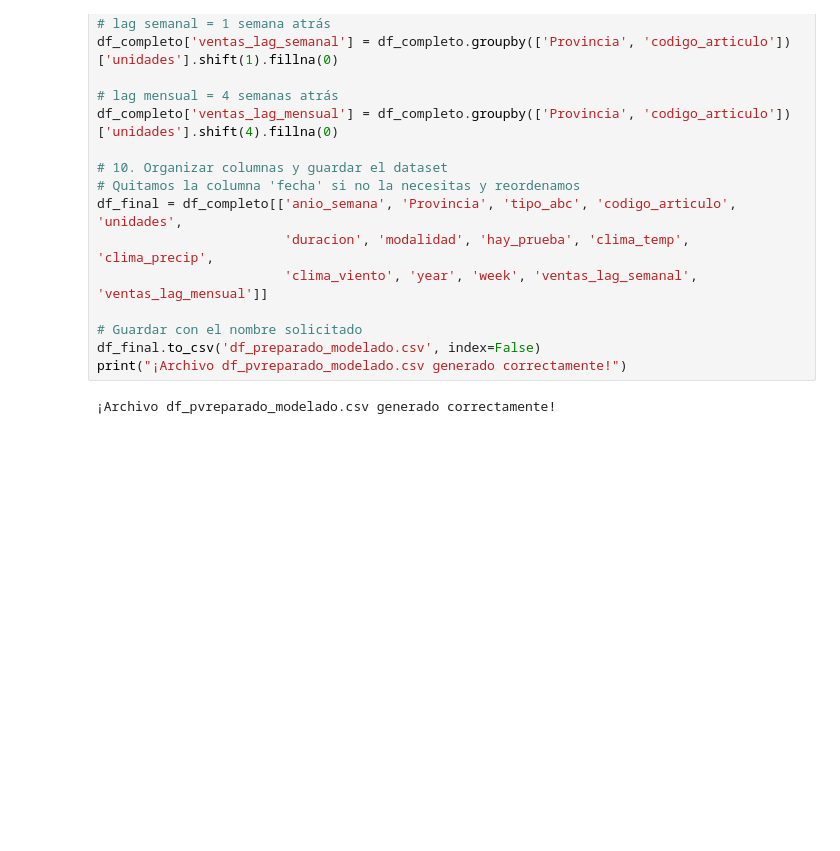
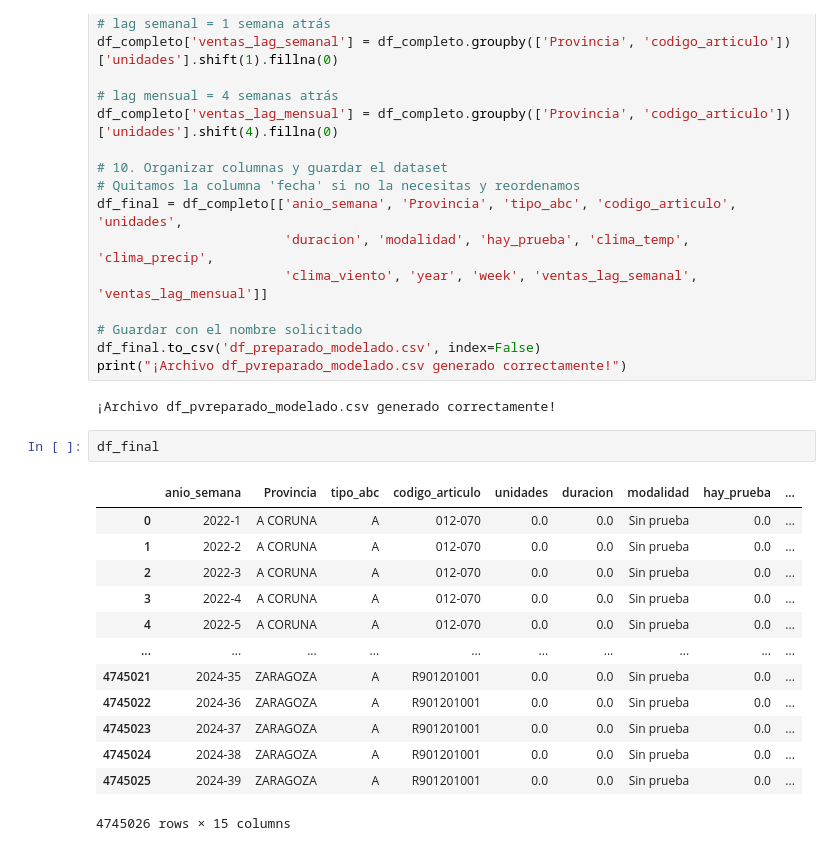
Before and after one commit to gogarci86/Proyecto-CRUZBER-MDA, a Jupyter notebook: Notebooks/03_Datos_para_modelo.ipynb, the cells around one changed output. Cells and saved outputs as stored; diff of their text form; blank space fills up the shorter version.

```diff
--- a/Notebooks/03_Datos_para_modelo.ipynb
+++ b/Notebooks/03_Datos_para_modelo.ipynb
@@ -77,3 +77,19 @@ df_final.to_csv('df_preparado_modelado.csv', index=False)
 print("¡Archivo df_pvreparado_modelado.csv generado correctamente!")
 # %% [output]
 ¡Archivo df_pvreparado_modelado.csv generado correctamente!
+# %%
+df_final
+# %% [output]
+|  | anio_semana | Provincia | tipo_abc | codigo_articulo | unidades | duracion | modalidad | hay_prueba | ... |
+| 0 | 2022-1 | A CORUNA | A | 012-070 | 0.0 | 0.0 | Sin prueba | 0.0 | ... |
+| 1 | 2022-2 | A CORUNA | A | 012-070 | 0.0 | 0.0 | Sin prueba | 0.0 | ... |
+| 2 | 2022-3 | A CORUNA | A | 012-070 | 0.0 | 0.0 | Sin prueba | 0.0 | ... |
+| 3 | 2022-4 | A CORUNA | A | 012-070 | 0.0 | 0.0 | Sin prueba | 0.0 | ... |
+| 4 | 2022-5 | A CORUNA | A | 012-070 | 0.0 | 0.0 | Sin prueba | 0.0 | ... |
+| ... | ... | ... | ... | ... | ... | ... | ... | ... | ... |
+| 4745021 | 2024-35 | ZARAGOZA | A | R901201001 | 0.0 | 0.0 | Sin prueba | 0.0 | ... |
+| 4745022 | 2024-36 | ZARAGOZA | A | R901201001 | 0.0 | 0.0 | Sin prueba | 0.0 | ... |
+| 4745023 | 2024-37 | ZARAGOZA | A | R901201001 | 0.0 | 0.0 | Sin prueba | 0.0 | ... |
+| 4745024 | 2024-38 | ZARAGOZA | A | R901201001 | 0.0 | 0.0 | Sin prueba | 0.0 | ... |
+| 4745025 | 2024-39 | ZARAGOZA | A | R901201001 | 0.0 | 0.0 | Sin prueba | 0.0 | ... |
+4745026 rows × 15 columns
```
Also changed, not shown: 5 other files.
